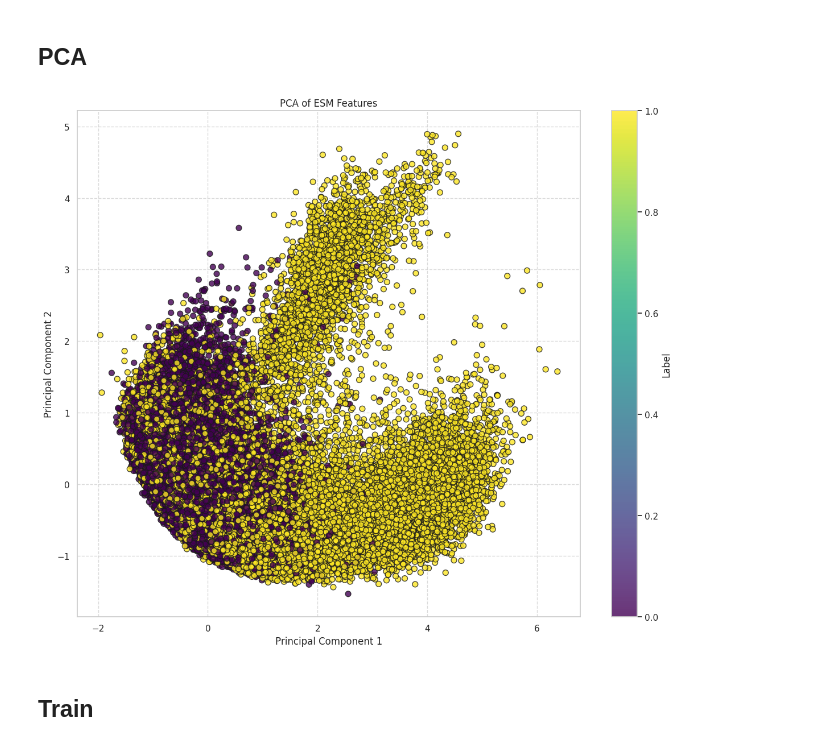
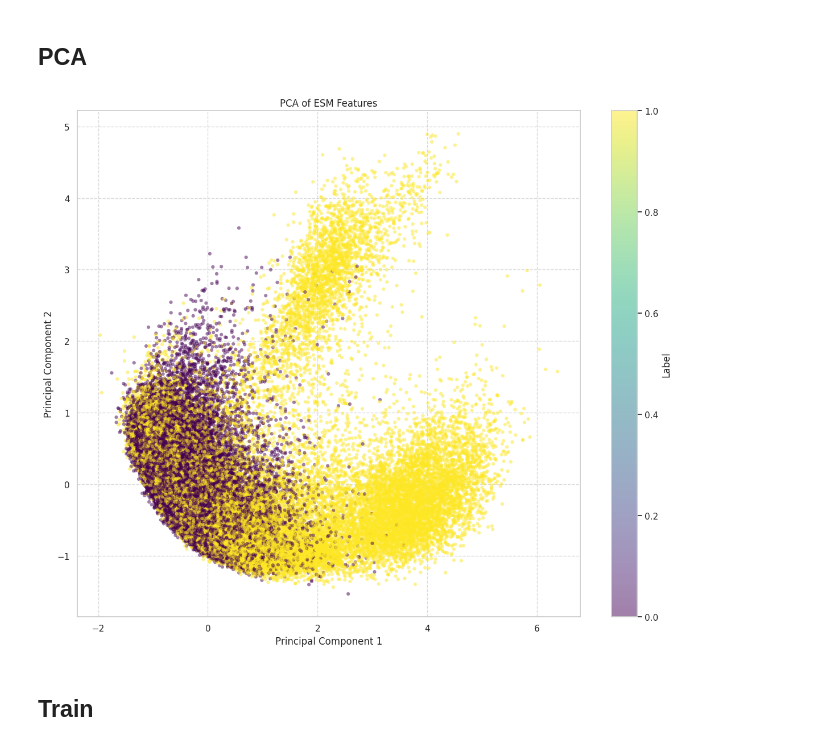
Before and after one commit to DRepresser/NeuroClassify, a Jupyter notebook: ESM.ipynb, the cells around one changed output. Drawn from its saved outputs; the diff is of its cells as text; code cells hidden in the pictures.

```diff
--- a/ESM.ipynb
+++ b/ESM.ipynb
@@ -172,27 +172,27 @@ train_reduced_features = pca.fit_transform(df_features)
 # %%
 sns.set(style="whitegrid")
 plt.figure(figsize=(12, 10))
 
 scatter = plt.scatter(
     train_reduced_features[:, 0],
     train_reduced_features[:, 1],
     c=df['label'],
     cmap='viridis',
-    s=50,
-    alpha=0.8,
-    edgecolor='k'
+    s=20,
+    alpha=0.5,
+    edgecolor='none'
 )
 
 plt.title("PCA of ESM Features")
 plt.xlabel("Principal Component 1")
 plt.ylabel("Principal Component 2")
 
 cbar = plt.colorbar(scatter)
 cbar.set_label('Label')
 
 plt.grid(True, linestyle='--', alpha=0.7)
 
 plt.tight_layout()
 plt.show()
 # %% [output]
-[figure, old version]
+[figure, new version]
```
Also changed, not shown: parts of 2 cells of this notebook.
